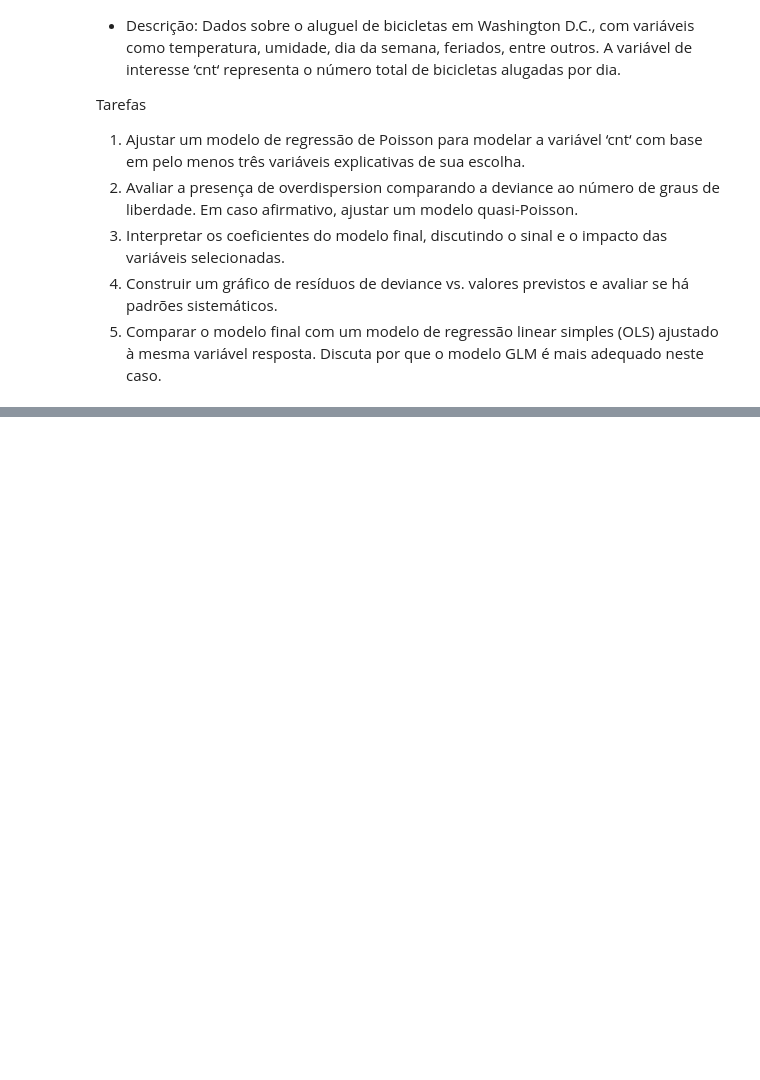
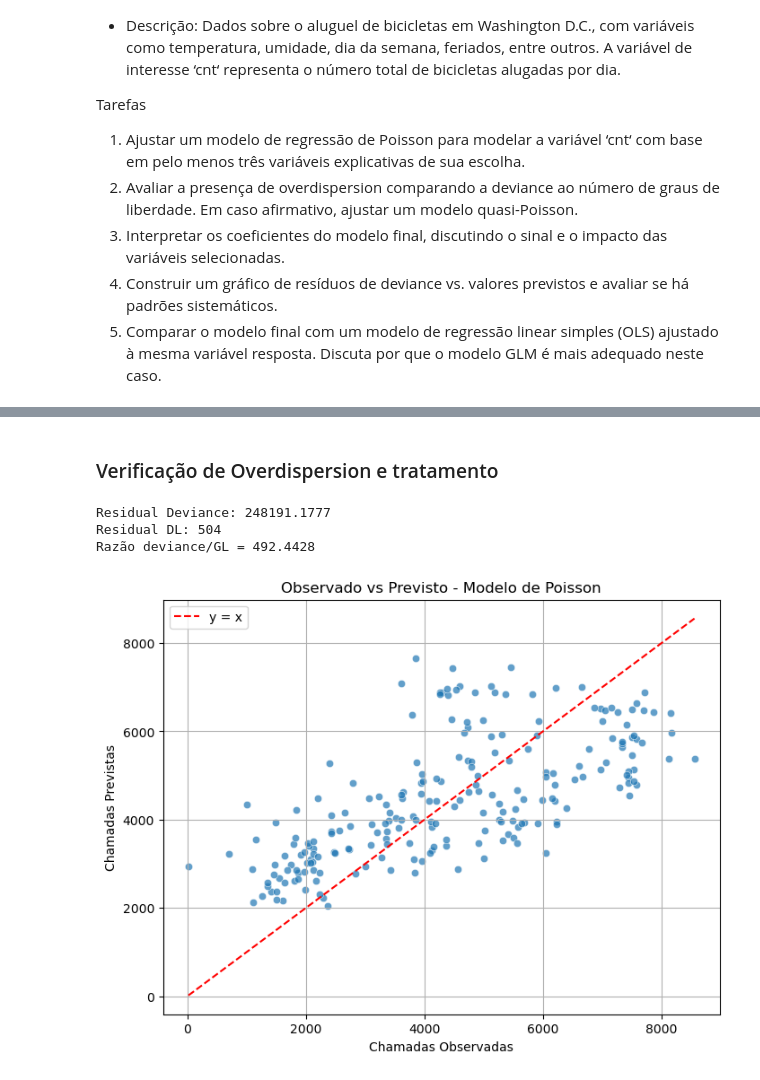
Before and after one commit to paraizovinicius/Inferencia_Estatistica, a Jupyter notebook: Trabalho_4/T4.ipynb, the cells around one changed output, grey strips where cells are left out. Saved outputs shown, nothing was run; the diff lists cells and outputs as text; code cells hidden in the pictures; blank space fills up the shorter version.

```diff
--- a/Trabalho_4/T4.ipynb
+++ b/Trabalho_4/T4.ipynb
@@ -319,3 +319,8 @@ avaliar se há padrões sistemáticos.
 5. Comparar o modelo final com um modelo de regressão linear simples (OLS)
 ajustado à mesma variável resposta. Discuta por que o modelo GLM é mais
 adequado neste caso.
+# %%
+import pandas as pd
+
+day = pd.read_csv('data/day.csv', index_col=0)
+hour = pd.read_csv('data/hour.csv', index_col=0)
@@ -321,0 +374,7 @@ adequado neste caso.
+# %%
+from sklearn.model_selection import train_test_split
+
+X = day[['mnth', 'temp', 'weekday', 'holiday', 'weathersit', 'windspeed']]
+y = day['cnt']
+
+X_train, X_test, y_train, y_test = train_test_split(X,y, test_size=0.3, random_state=42)
@@ -321,0 +391,11 @@ adequado neste caso.
+# %%
+import statsmodels.api as sm
+import numpy as np
+
+# Ajuste do modelo de Poisson
+
+X_train_sm = sm.add_constant(X_train)
+
+
+poisson_model = sm.GLM(y_train, X_train_sm, family=sm.families.Poisson()).fit()
+print(poisson_model.summary())
@@ -321,0 +420,40 @@ adequado neste caso.
+# %% [markdown]
+### Verificação de Overdispersion e tratamento
+# %%
+import matplotlib.pyplot as plt
+import seaborn as sns
+
+# Avaliar a presença de overdispersion comparando a deviance ao número de graus de liberdade.
+
+residuos = poisson_model.deviance
+print(f'Residual Deviance: {residuos:.4f}')
+
+gl_resid = poisson_model.df_resid
+print(f'Residual DL: {gl_resid}')
+
+print(f'Razão deviance/GL = {(residuos/gl_resid):.4f}')
+
+# Residual deviance é maior que residual degrees of freedom (overdispersion)
+# %% [output]
+Residual Deviance: 248191.1777
+Residual DL: 504
+Razão deviance/GL = 492.4428
+# %%
+# Podemos, ainda, comparar valores observados vs previstos
+
+X_test_sm = sm.add_constant(X_test)
+y_pred = poisson_model.predict(X_test_sm) # valores previstos
+
+plt.figure(figsize=(8, 6))
+sns.scatterplot(x=y_test, y=y_pred, alpha=0.7) # valores observados (y_test) vs y_pred
+plt.plot([y_test.min(), y_test.max()],
+         [y_test.min(), y_test.max()],
+         color="red", linestyle="--", label="y = x")
+plt.xlabel("Chamadas Observadas")
+plt.ylabel("Chamadas Previstas")
+plt.title("Observado vs Previsto - Modelo de Poisson")
+plt.legend()
+plt.grid(True)
+plt.show()
+# %% [output]
+[figure, added]
```
Also changed, not shown: parts of 63 cells of this notebook.
